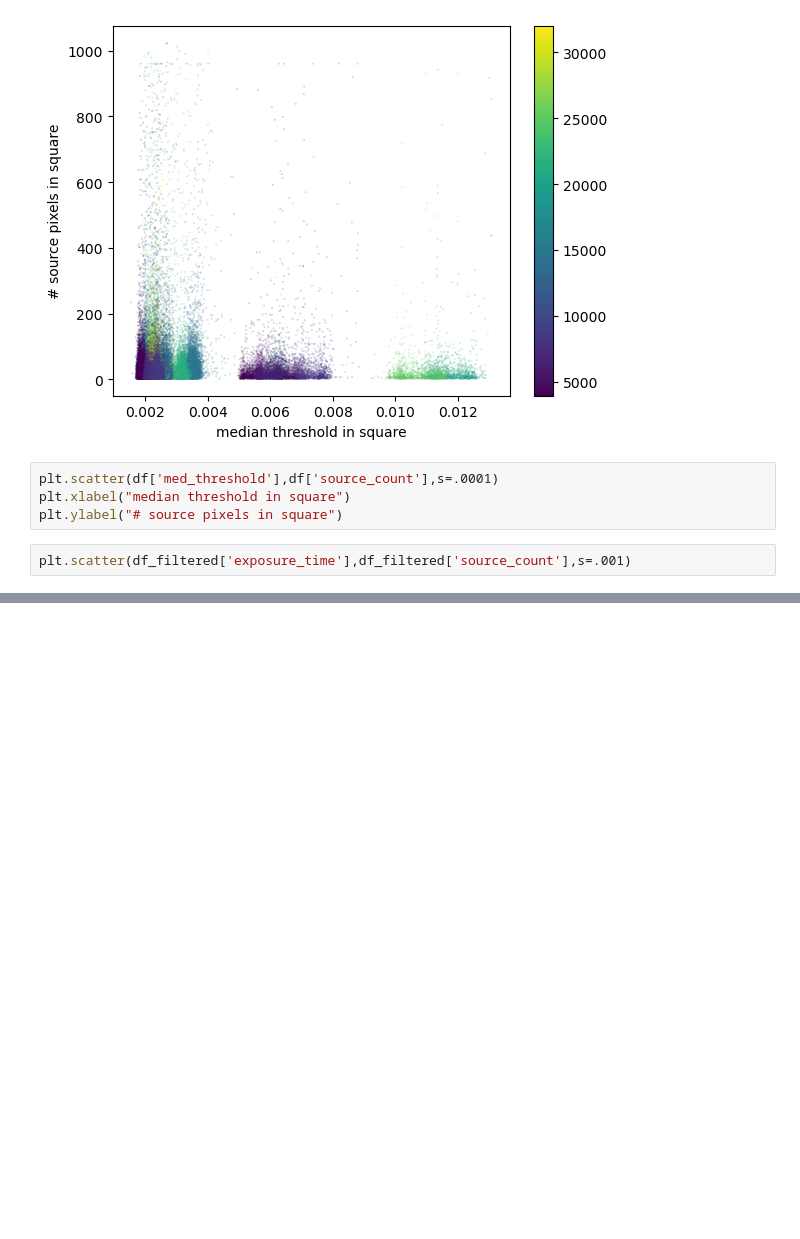
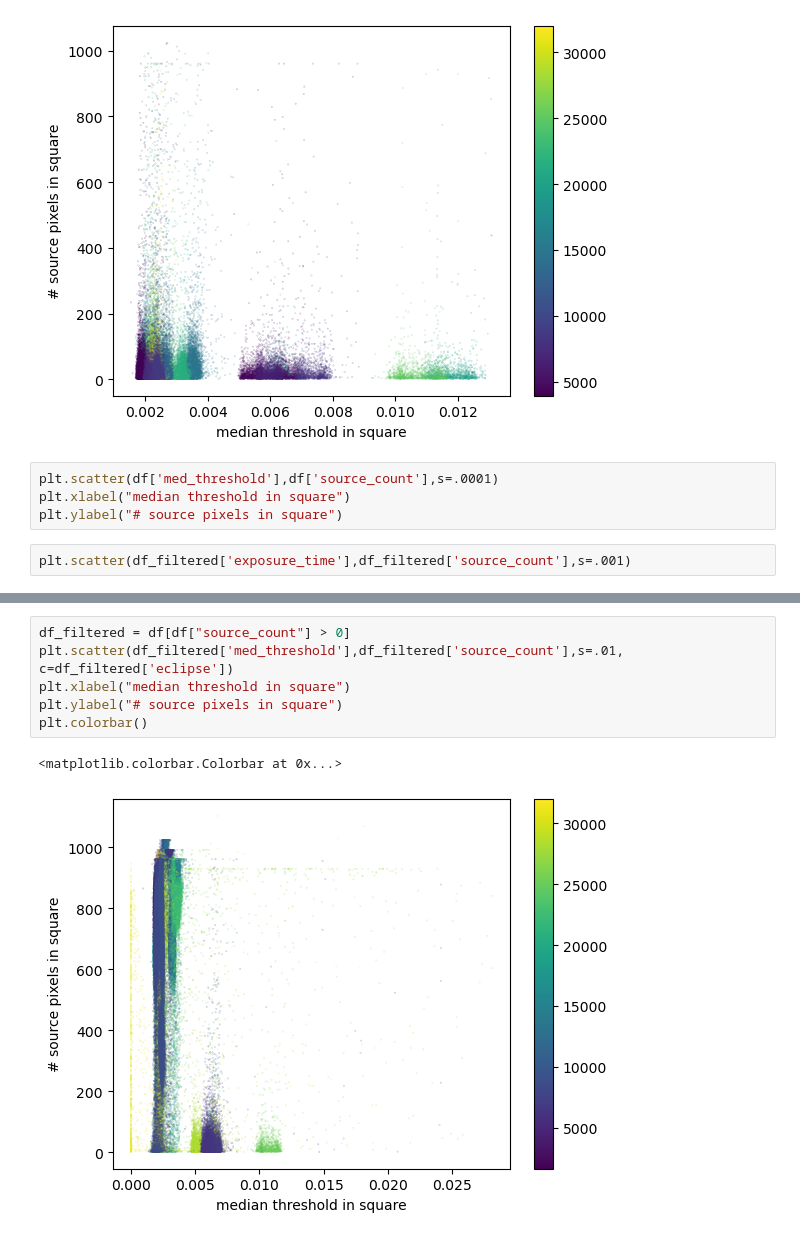
Before and after one commit to MillionConcepts/glcat, a Jupyter notebook: notebooks/background/seg_image_analysis_NUV.ipynb, the cells around one changed output, grey strips where cells are left out. Drawn from its saved outputs; the diff is of its cells as text; blank space fills up the shorter version.

```diff
--- a/notebooks/background/seg_image_analysis_NUV.ipynb
+++ b/notebooks/background/seg_image_analysis_NUV.ipynb
@@ -71,0 +139,9 @@ plt.scatter(df_filtered['exposure_time'],df_filtered['source_count'],s=.001)
+# %%
+df_filtered = df[df["source_count"] > 0]
+plt.scatter(df_filtered['med_threshold'],df_filtered['source_count'],s=.01, c=df_filtered['eclipse'])
+plt.xlabel("median threshold in square")
+plt.ylabel("# source pixels in square")
+plt.colorbar()
+# %% [output]
+<matplotlib.colorbar.Colorbar at 0x...>
+[figure, added]
```
Also changed, not shown: parts of 3 cells of this notebook, 1 other file.
